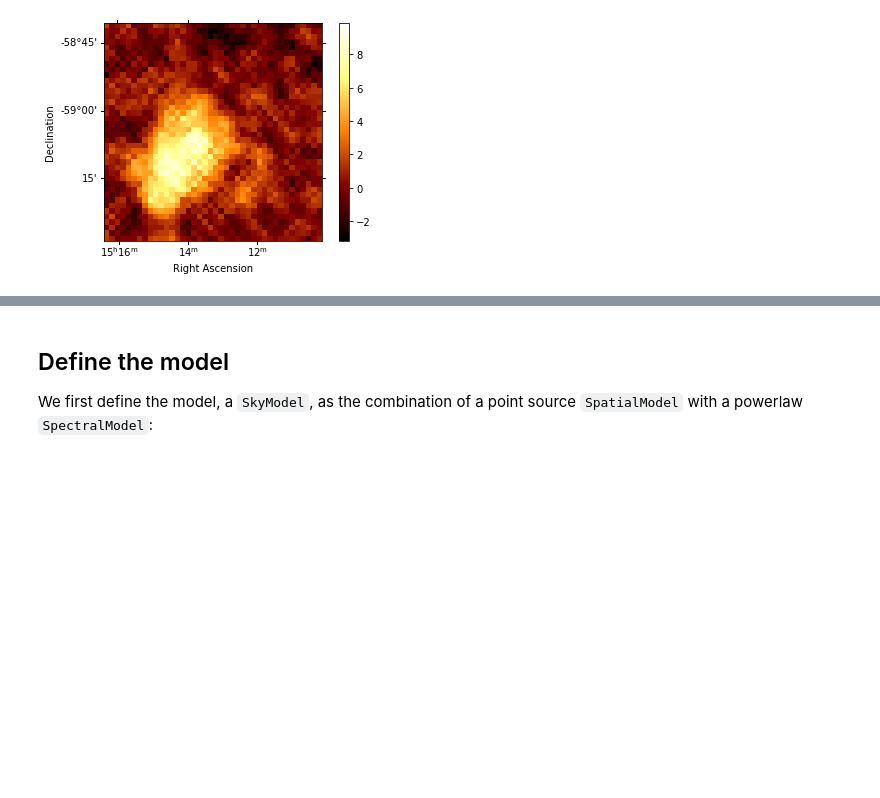
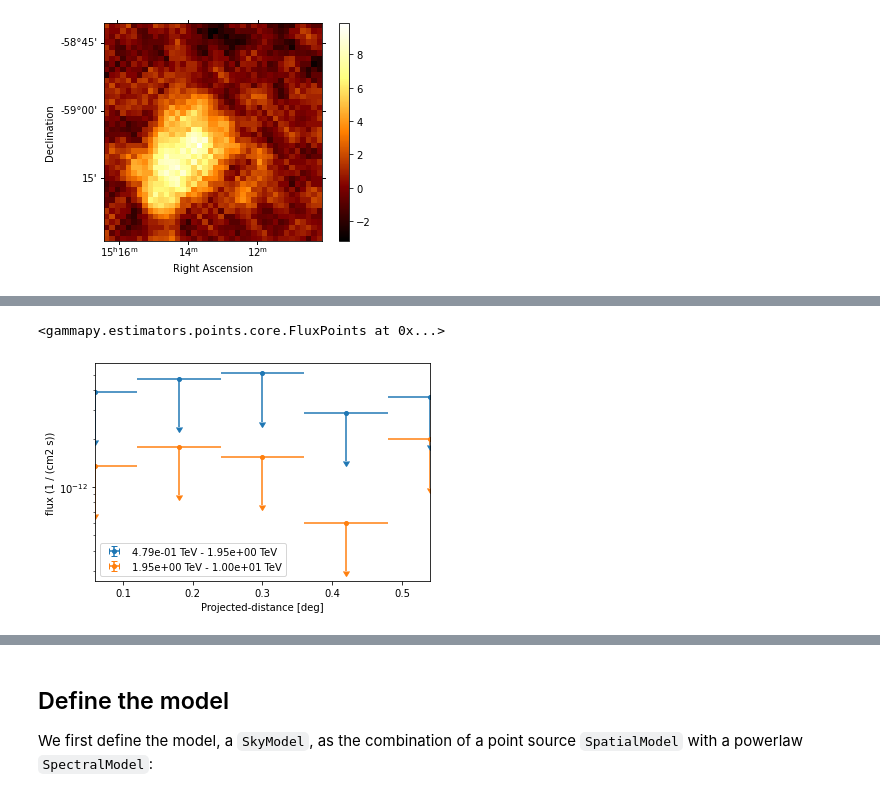
Before and after one commit to AtreyeeS/VHE-KU-workshop, a Jupyter notebook: data_reduction_msh.ipynb, the cells around one changed output, grey strips where cells are left out. Drawn from its saved outputs; the diff is of its cells as text; code cells hidden in the pictures; blank space fills up the shorter version.

```diff
--- a/data_reduction_msh.ipynb
+++ b/data_reduction_msh.ipynb
@@ -315,0 +369,10 @@ significance_map.cutout(position=pos, width=0.8*u.deg).plot(add_cbar=True)
+# %%
+flux_profile_estimator = FluxProfileEstimator(
+    regions=regions,
+    energy_edges=[0.5,2,10] * u.TeV,
+    selection_optional=["ul", "scan"],
+    norm_values=np.linspace(-1, 5, 11),
+)
+# %%
+%%time
+profile = flux_profile_estimator.run(datasets=dataset)
@@ -315,0 +382,8 @@ significance_map.cutout(position=pos, width=0.8*u.deg).plot(add_cbar=True)
+# %%
+profile
+# %% [output]
+<gammapy.estimators.points.core.FluxPoints at 0x...>
+# %%
+ax = profile.plot(axis_name="projected-distance", sed_type="flux")
+# %% [output]
+[figure, added]
```
Also changed, not shown: parts of 21 cells of this notebook.
